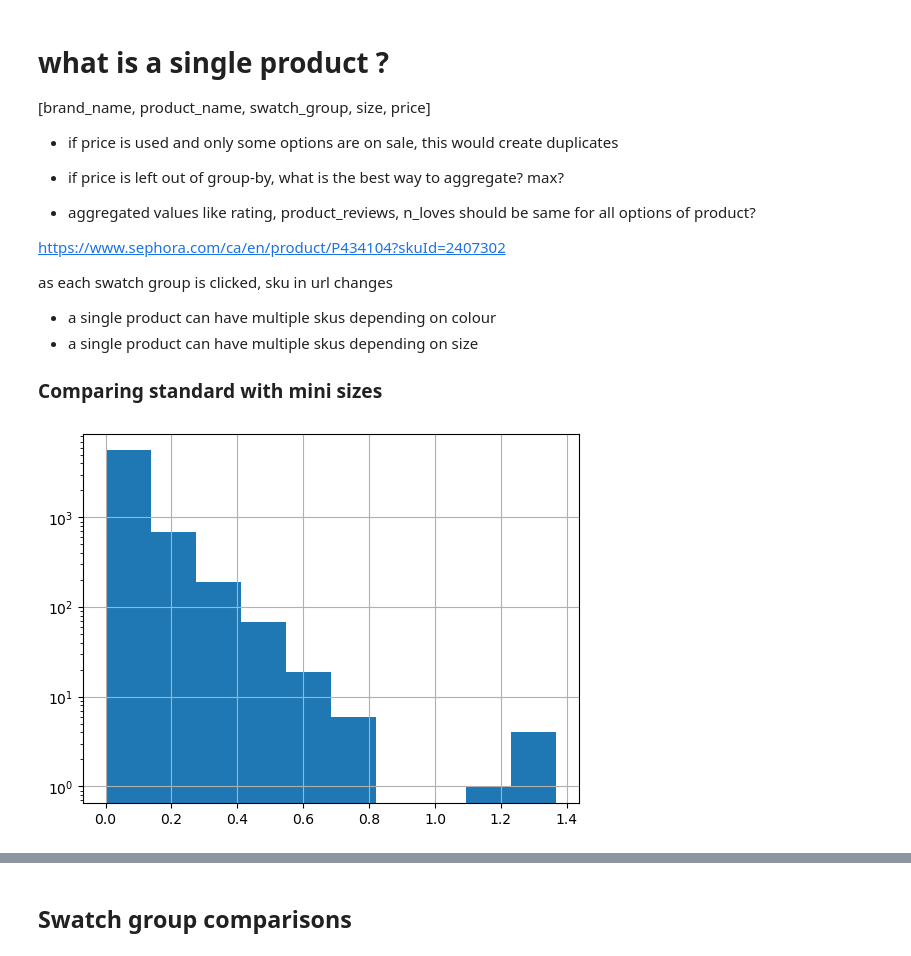
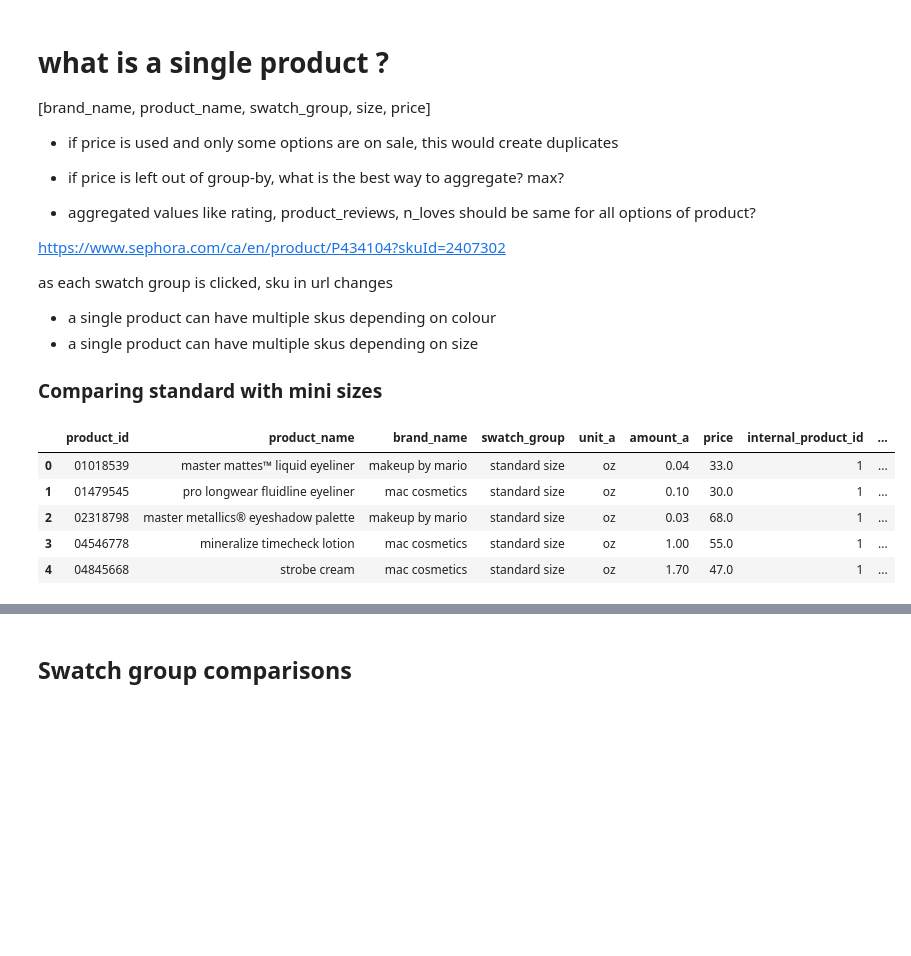
Before and after one commit to leblanchannah/value-cluster, a Jupyter notebook: product_EDA.ipynb, the cells around one changed output, grey strips where cells are left out. Cells and saved outputs as stored; diff of their text form; code cells hidden in the pictures; blank space fills up the shorter version.

```diff
--- a/product_EDA.ipynb
+++ b/product_EDA.ipynb
@@ -178,5 +154,0 @@ solid_products['unit_price'] = solid_products['amount_a_first']/solid_products['
-# %%
-solid_products['unit_price'].hist()
-plt.yscale('log')
-# %% [output]
-[figure, removed]
@@ -184,0 +155,12 @@ plt.yscale('log')
+# %%
+df.head(5)
+# https://www.sephora.com/ca/en/product/guerlain-abeille-royale-youth-watery-anti-aging-oil-P474953?skuId=2492858&icid2=products%20grid:p474953:product
+# https://www.sephora.com/ca/en/product/highlighter-P404798?skuId=2074532&icid2=products%20grid:p404798:product
+# examples of diff product sizes with same name
+# %% [output]
+|  | product_id | product_name | brand_name | swatch_group | unit_a | amount_a | price | internal_product_id | ... |
+| 0 | 01018539 | master mattes™ liquid eyeliner | makeup by mario | standard size | oz | 0.04 | 33.0 | 1 | ... |
+| 1 | 01479545 | pro longwear fluidline eyeliner | mac cosmetics | standard size | oz | 0.10 | 30.0 | 1 | ... |
+| 2 | 02318798 | master metallics® eyeshadow palette | makeup by mario | standard size | oz | 0.03 | 68.0 | 1 | ... |
+| 3 | 04546778 | mineralize timecheck lotion | mac cosmetics | standard size | oz | 1.00 | 55.0 | 1 | ... |
+| 4 | 04845668 | strobe cream | mac cosmetics | standard size | oz | 1.70 | 47.0 | 1 | ... |
```
Also changed, not shown: parts of 12 cells of this notebook.
